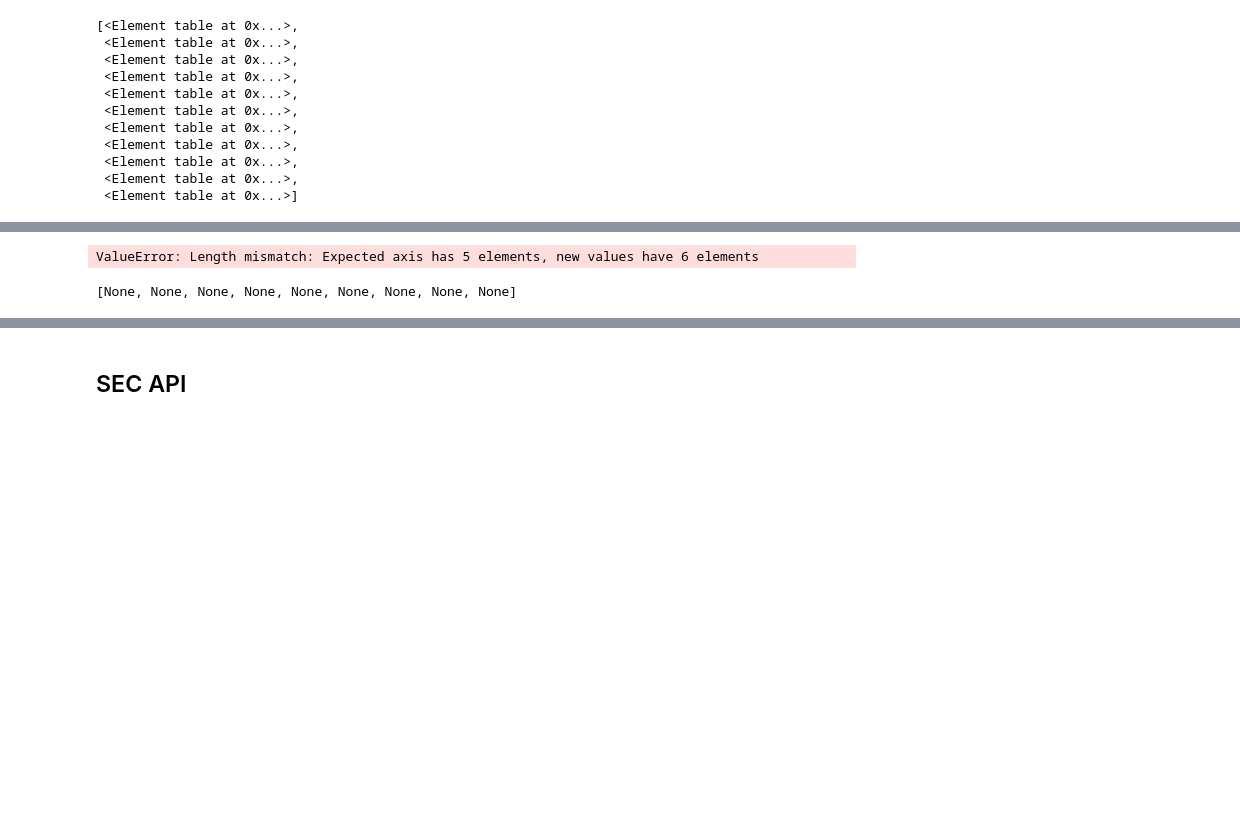
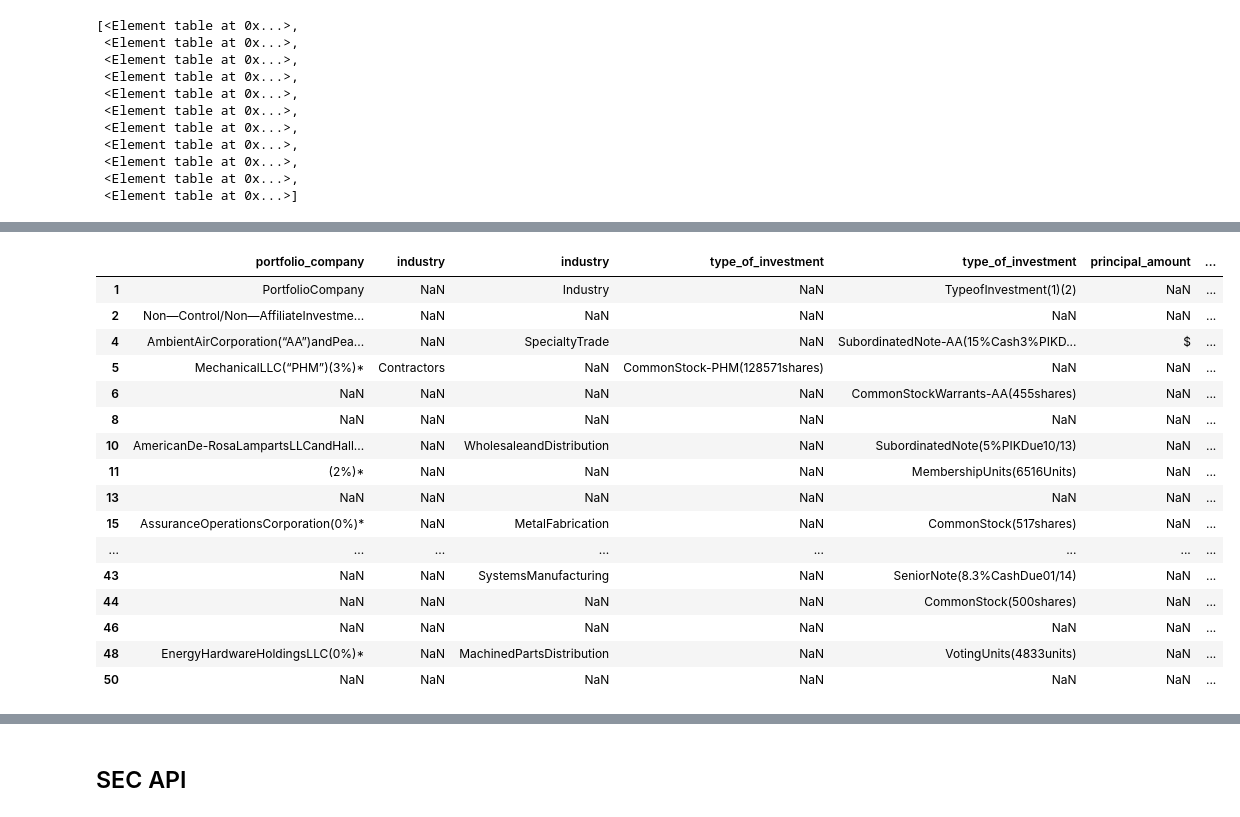
Before and after one commit to Coffee-Code-Philly-Accelerator/sec_filings, a Jupyter notebook: debugging.ipynb, the cells around one changed output, grey strips where cells are left out. Drawn from its saved outputs; the diff is of its cells as text; code cells hidden in the pictures; blank space fills up the shorter version.

```diff
--- a/debugging.ipynb
+++ b/debugging.ipynb
@@ -1218,7 +1218,7 @@ string_iter_idx = num_iter_idx = 0
 
 string_fields = (
     'portfolio_company',
-    'industry',
+    # 'industry',
     'type_of_investment',
 )
 numeric_fields = (
@@ -1227,47 +1227,59 @@ numeric_fields = (
     'fair_value',
 )
 # Function to attempt conversion and determine type
 def get_column_name(
     df:pd.DataFrame,
     numeric_fields:tuple,
     string_fields:tuple
 )->str:
     # Attempt to convert to numeric, 'coerce' turns failures into NaNs
     # Identify numeric and non-numeric columns
     numeric_cols = [
         df[col].str.isnumeric().any()
         for col in df.columns
     ]
     # Separating the DataFrame into two based on the type of columns
     n_numeric,n_string = len(numeric_fields),len(string_fields)
     df_numeric,df_non_numeric = df.loc[:,numeric_cols],df.loc[:,[not value for value in numeric_cols]]
-    num_div,str_div = np.ceil(df_numeric.shape[1] / n_numeric).astype(int),np.ceil(df_non_numeric.shape[1] / n_string).astype(int)
+    num_div = np.ceil(df_numeric.shape[1] / n_numeric).astype(int)
 
     i,num_cols = 0,[None]*df_numeric.shape[1]
     start,end = i*num_div,min((i + 1)*num_div,df_numeric.shape[1])
     while i*n_numeric - df_numeric.shape[1] and start < end:
-        num_cols[start:end] = [numeric_fields[i]]*num_div
+        num_cols[start:end] = [numeric_fields[i]]*(end - start)
         i += 1
         start,end = i*num_div,min((i + 1)*num_div,df_numeric.shape[1])
     df_numeric.columns = num_cols
 
-    i,str_cols = 0,[None]*df_non_numeric.shape[1]
-    start,end = i*str_div,min((i + 1)*str_div,df_non_numeric.shape[1])
-    while i*n_string - df_non_numeric.shape[1] and start < end:
-        str_cols[start:end] = [string_fields[i]]*str_div
-        i += 1
-        start,end = i*str_div,min((i + 1)*str_div,df_non_numeric.shape[1])
-    df_non_numeric.columns = str_cols
+    flag,itr,columns = False,0,[None]*len(df_non_numeric.columns)
+    for i,col in enumerate(df_non_numeric.columns):
+        flag = df_non_numeric.loc[:,col].str.contains('%/*()',regex=True).any()
+        columns[i] = string_fields[itr]
+        if not flag:
+            columns[i] = 'industry'
+            itr = int(not flag)
+    df_non_numeric.columns = columns
 
-    return pd.concat([df_non_numeric,df_non_numeric],axis=1)
+    return pd.concat([df_non_numeric,df_numeric],axis=1)
 
 
 
-df = get_column_name(df,numeric_fields,string_fields)
-df
+get_column_name(df,numeric_fields,string_fields)
 # %% [output]
-ValueError: Length mismatch: Expected axis has 5 elements, new values have 6 elements
+|  | portfolio_company | industry | industry | type_of_investment | type_of_investment | principal_amount | ... |
+| 1 | PortfolioCompany | NaN | Industry | NaN | TypeofInvestment(1)(2) | NaN | ... |
+| 2 | Non—Control/Non—AffiliateInvestme... | NaN | NaN | NaN | NaN | NaN | ... |
+| 4 | AmbientAirCorporation(“AA”)andPea... | NaN | SpecialtyTrade | NaN | SubordinatedNote-AA(15%Cash3%PIKD... | $ | ... |
+| 5 | MechanicalLLC(“PHM”)(3%)* | Contractors | NaN | CommonStock-PHM(128571shares) | NaN | NaN | ... |
+| 6 | NaN | NaN | NaN | NaN | CommonStockWarrants-AA(455shares) | NaN | ... |
+| 8 | NaN | NaN | NaN | NaN | NaN | NaN | ... |
+| 10 | AmericanDe-RosaLampartsLLCandHall... | NaN | WholesaleandDistribution | NaN | SubordinatedNote(5%PIKDue10/13) | NaN | ... |
+| 11 | (2%)* | NaN | NaN | NaN | MembershipUnits(6516Units) | NaN | ... |
+| 13 | NaN | NaN | NaN | NaN | NaN | NaN | ... |
+| 15 | AssuranceOperationsCorporation(0%)* | NaN | MetalFabrication | NaN | CommonStock(517shares) | NaN | ... |
+| ... | ... | ... | ... | ... | ... | ... | ... |
+| 43 | NaN | NaN | SystemsManufacturing | NaN | SeniorNote(8.3%CashDue01/14) | NaN | ... |
+| 44 | NaN | NaN | NaN | NaN | CommonStock(500shares) | NaN | ... |
+| 46 | NaN | NaN | NaN | NaN | NaN | NaN | ... |
+| 48 | EnergyHardwareHoldingsLLC(0%)* | NaN | MachinedPartsDistribution | NaN | VotingUnits(4833units) | NaN | ... |
+| 50 | NaN | NaN | NaN | NaN | NaN | NaN | ... |
-# %%
-[None] * 9
-# %% [output]
-[None, None, None, None, None, None, None, None, None]
```
Also changed, not shown: parts of 2 cells of this notebook, 2 other files.
